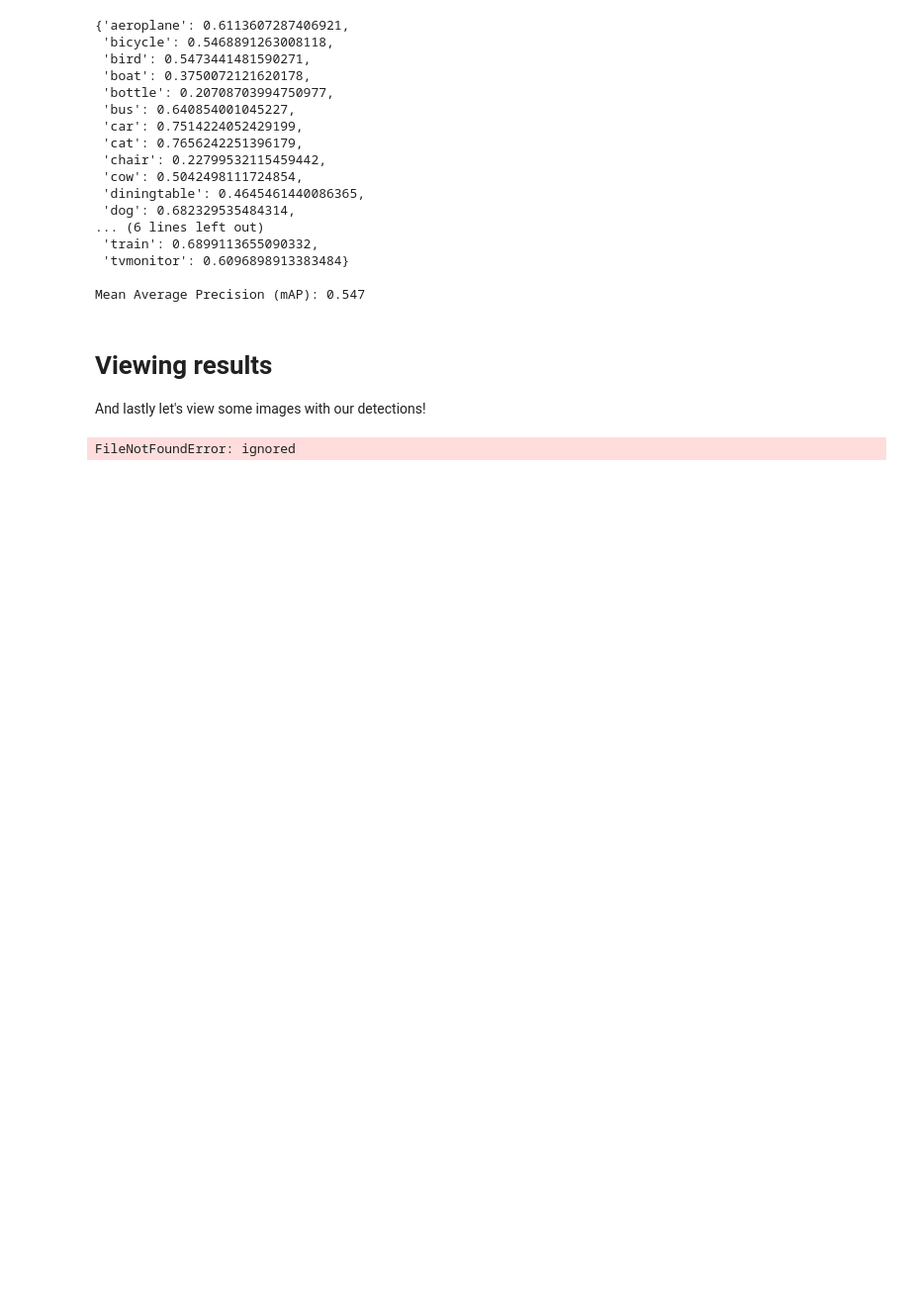
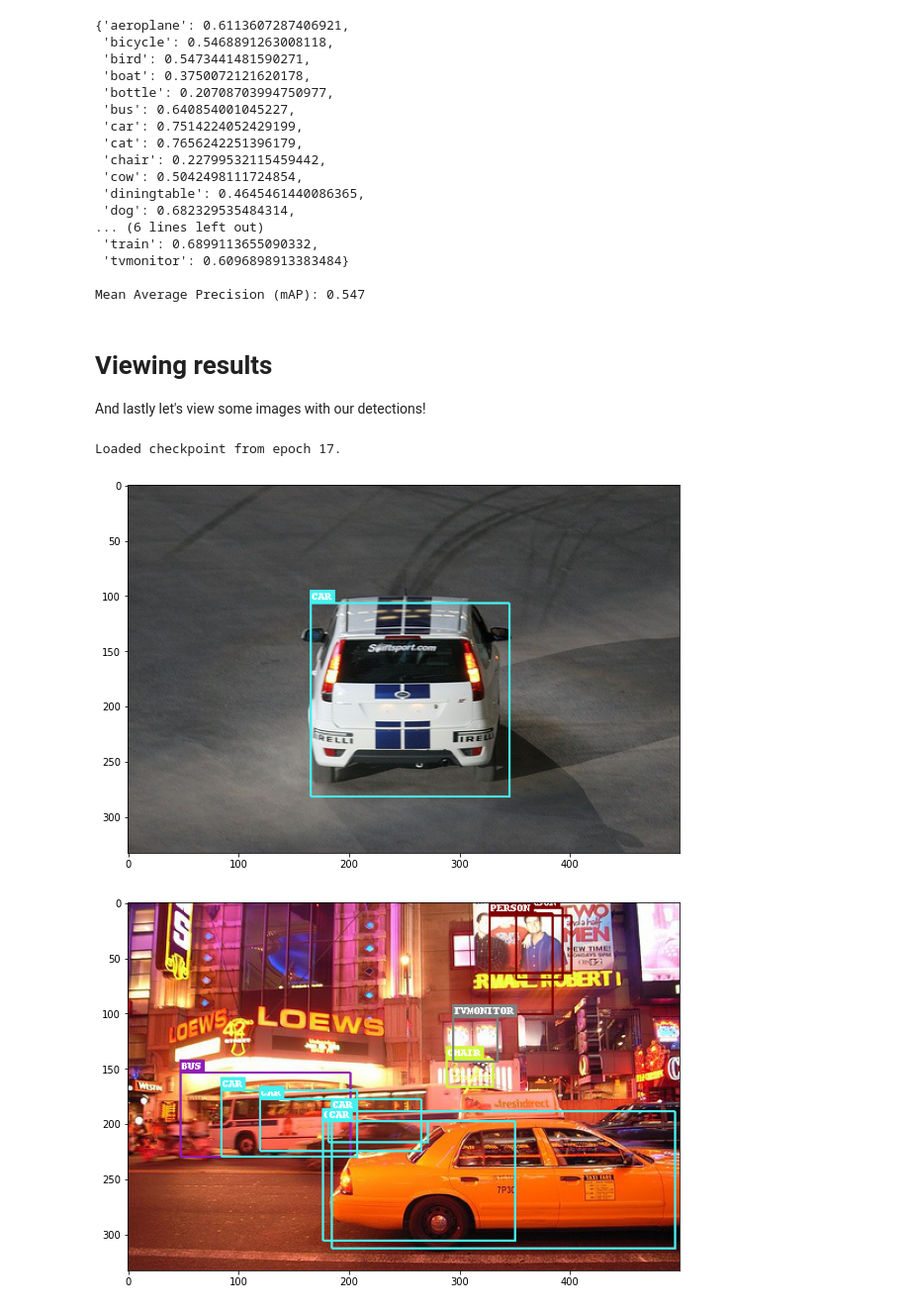
Before and after one commit to kneliba/ece495, a Jupyter notebook: Assignment 4/ece495_assignment4.ipynb, the cells around one changed output. Shown at 99% size. Saved outputs shown, nothing was run; the diff lists cells and outputs as text; code cells hidden in the pictures; blank space fills up the shorter version.

```diff
--- a/Assignment 4/ece495_assignment4.ipynb
+++ b/Assignment 4/ece495_assignment4.ipynb
@@ -1541,7 +1554,7 @@ import matplotlib.pyplot as plt
 device = torch.device("cuda" if torch.cuda.is_available() else "cpu")
 
 # Load model checkpoint
-checkpoint = 'checkpoint_VGG_ssd300.pth.tar'
+checkpoint = './checkpoint_ssd300_VGG.pth.tar'
 checkpoint = torch.load(checkpoint)
 start_epoch = checkpoint['epoch'] + 1
 print('\nLoaded checkpoint from epoch %d.\n' % start_epoch)
@@ -1623,32 +1636,34 @@ def detect(original_image, min_score, max_overlap, top_k, suppress=None):
         text_location = [box_location[0] + 2., box_location[1] - text_size[1]]
         textbox_location = [box_location[0], box_location[1] - text_size[1], box_location[0] + text_size[0] + 4.,
                             box_location[1]]
         draw.rectangle(xy=textbox_location, fill=label_color_map[det_labels[i]])
         draw.text(xy=text_location, text=det_labels[i].upper(), fill='white',
                   font=font)
     del draw
 
     return annotated_image
 
 relevant_images = [
   '000012.jpg', # Car
   '000014.jpg', # Car, Bus
   '000026.jpg', # Car
   '000038.jpg', # Cyclist
   '000054.jpg', # Bus
   '000091.jpg', # Vehicles parked, far from camera
   '000111.jpg', # Cyclists in race, far from camera
   '000129.jpg' # Cyclists in race, close to camera
 ]
 
 for rel_img_file_name in relevant_images:
-    img_path = '/content/gdrive/MyDrive/Colab Notebooks/ece495_assignment4/VOC2007/JPEGImages/' + rel_img_file_name
+    img_path = '/content/gdrive/MyDrive/Colab Notebooks/ece495_assignment4/VOCdevkit/VOC2007/JPEGImages/' + rel_img_file_name
     original_image = Image.open(img_path, mode='r')
     original_image = original_image.convert('RGB')
     img = detect(original_image, min_score=0.2, max_overlap=0.5, top_k=200)
 
     fig = plt.figure(figsize=(10,10))
     ax1 = fig.add_subplot(1,1,1)
     ax1.imshow(img)
 # %% [output]
-FileNotFoundError: ignored
+Loaded checkpoint from epoch 17.
+[figure, added]
+[figure, added]
```
Also changed, not shown: parts of 6 cells of this notebook.
